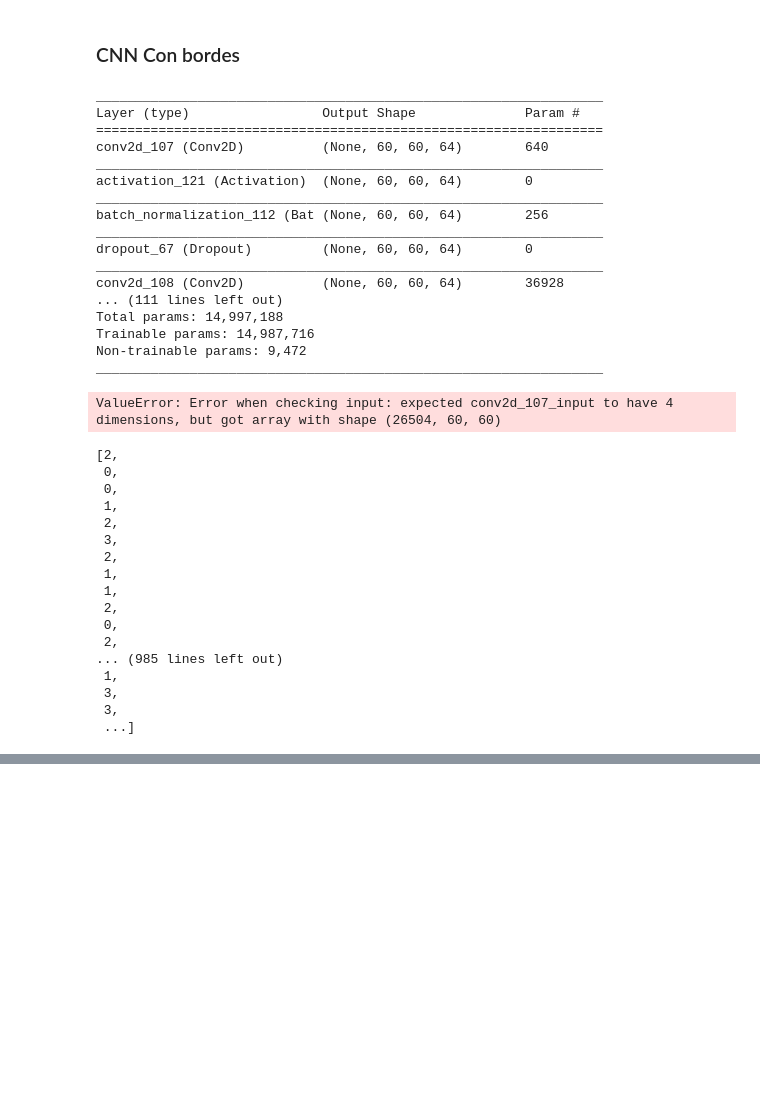
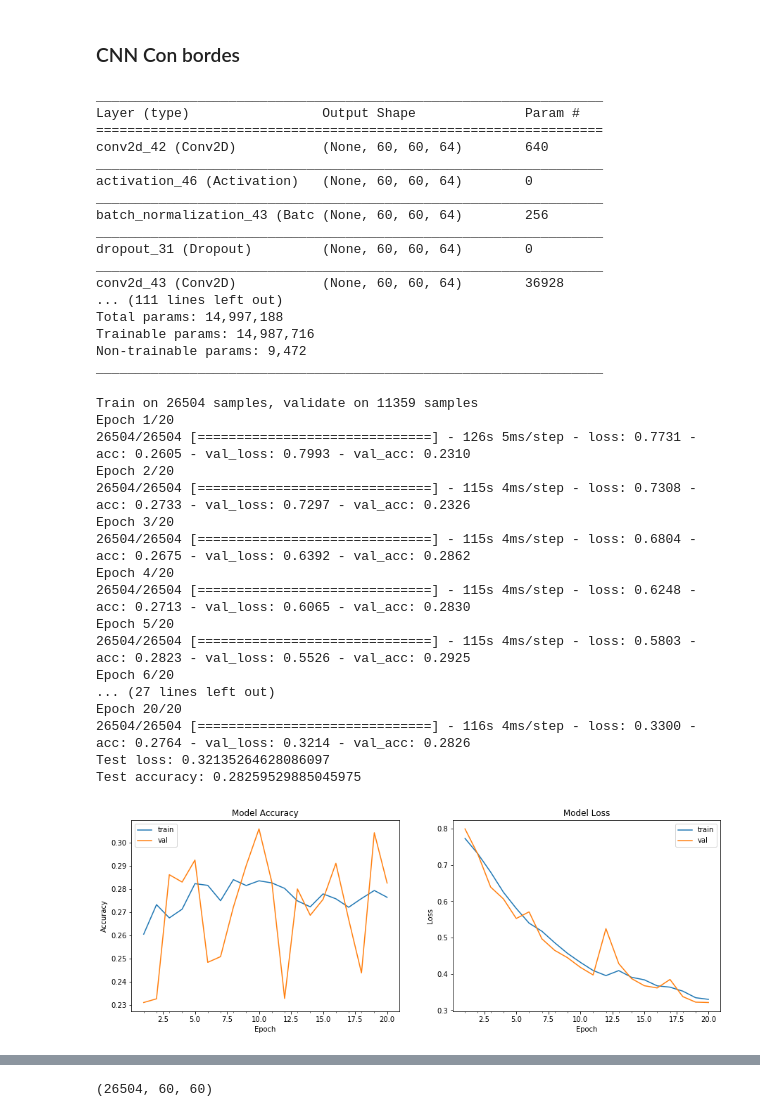
Before and after one commit to RohitUttam/UniversityHack2019, a Jupyter notebook: Expl_ini_images.ipynb, the cells around one changed output, grey strips where cells are left out. Drawn from its saved outputs; the diff is of its cells as text; code cells hidden in the pictures; blank space fills up the shorter version.

```diff
--- a/Expl_ini_images.ipynb
+++ b/Expl_ini_images.ipynb
@@ -433,6 +454,21 @@ plt.imshow(train_X_edge[1000])
 # %% [markdown]
 ### CNN Con bordes
 # %%
+
+from sklearn.model_selection import train_test_split
+
+t_X, val_X, t_y, val_y = train_test_split(train_X_edge,trainc_Y,train_size=0.70, random_state=0)
+num_classes=4
+# Data preprocessing 1
+X_train = t_X.astype('float32')
+X_test = val_X.astype('float32')
+X_train /= 255.0
+X_test /= 255.0
+
+from keras.utils import np_utils
+Y_train = np_utils.to_categorical(np.asarray(t_y), num_classes)
+Y_test = np_utils.to_categorical(np.asarray(val_y), num_classes)
+
 from __future__ import print_function
 import keras
 from keras.datasets import cifar10
@@ -561,45 +597,38 @@ model.summary()
 _________________________________________________________________
 Layer (type)                 Output Shape              Param #
 =================================================================
-conv2d_107 (Conv2D)          (None, 60, 60, 64)        640
+conv2d_42 (Conv2D)           (None, 60, 60, 64)        640
 _________________________________________________________________
-activation_121 (Activation)  (None, 60, 60, 64)        0
+activation_46 (Activation)   (None, 60, 60, 64)        0
 _________________________________________________________________
-batch_normalization_112 (Bat (None, 60, 60, 64)        256
+batch_normalization_43 (Batc (None, 60, 60, 64)        256
 _________________________________________________________________
-dropout_67 (Dropout)         (None, 60, 60, 64)        0
+dropout_31 (Dropout)         (None, 60, 60, 64)        0
 _________________________________________________________________
-conv2d_108 (Conv2D)          (None, 60, 60, 64)        36928
+conv2d_43 (Conv2D)           (None, 60, 60, 64)        36928
 ... (111 lines left out)
 Total params: 14,997,188
 Trainable params: 14,987,716
 Non-trainable params: 9,472
 _________________________________________________________________
-# %%
-from sklearn.model_selection import train_test_split
-
-t_X, val_X, t_y, val_y = train_test_split(train_X_edge,trainc_Y,train_size=0.70, random_state=0)
-
-train(model,100,20,(t_X,t_y),(val_X,val_y),(val_X,val_y))
-# %% [output]
-ValueError: Error when checking input: expected conv2d_107_input to have 4 dimensions, but got array with shape (26504, 60, 60)
-# %%
-t_y
-# %% [output]
-[2,
- 0,
- 0,
- 1,
- 2,
- 3,
- 2,
- 1,
- 1,
- 2,
- 0,
- 2,
-... (985 lines left out)
- 1,
- 3,
- 3,
- ...]
+# %%
+train(model,100,20,(X_train,Y_train),(X_test,Y_test),(X_test,Y_test))
+# %% [output]
+Train on 26504 samples, validate on 11359 samples
+Epoch 1/20
+26504/26504 [==============================] - 126s 5ms/step - loss: 0.7731 - acc: 0.2605 - val_loss: 0.7993 - val_acc: 0.2310
+Epoch 2/20
+26504/26504 [==============================] - 115s 4ms/step - loss: 0.7308 - acc: 0.2733 - val_loss: 0.7297 - val_acc: 0.2326
+Epoch 3/20
+26504/26504 [==============================] - 115s 4ms/step - loss: 0.6804 - acc: 0.2675 - val_loss: 0.6392 - val_acc: 0.2862
+Epoch 4/20
+26504/26504 [==============================] - 115s 4ms/step - loss: 0.6248 - acc: 0.2713 - val_loss: 0.6065 - val_acc: 0.2830
+Epoch 5/20
+26504/26504 [==============================] - 115s 4ms/step - loss: 0.5803 - acc: 0.2823 - val_loss: 0.5526 - val_acc: 0.2925
+Epoch 6/20
+... (27 lines left out)
+Epoch 20/20
+26504/26504 [==============================] - 116s 4ms/step - loss: 0.3300 - acc: 0.2764 - val_loss: 0.3214 - val_acc: 0.2826
+Test loss: 0.32135264628086097
+Test accuracy: 0.28259529885045975
+[figure, added]
@@ -605,0 +636,6 @@ t_y
+# %%
+X_train.shape
+X_train=np.expand_dims(X_train, axis=4)
+X_test=np.expand_dims(X_test, axis=4)
+# %% [output]
+(26504, 60, 60)
```
Also changed, not shown: parts of 10 cells of this notebook.
